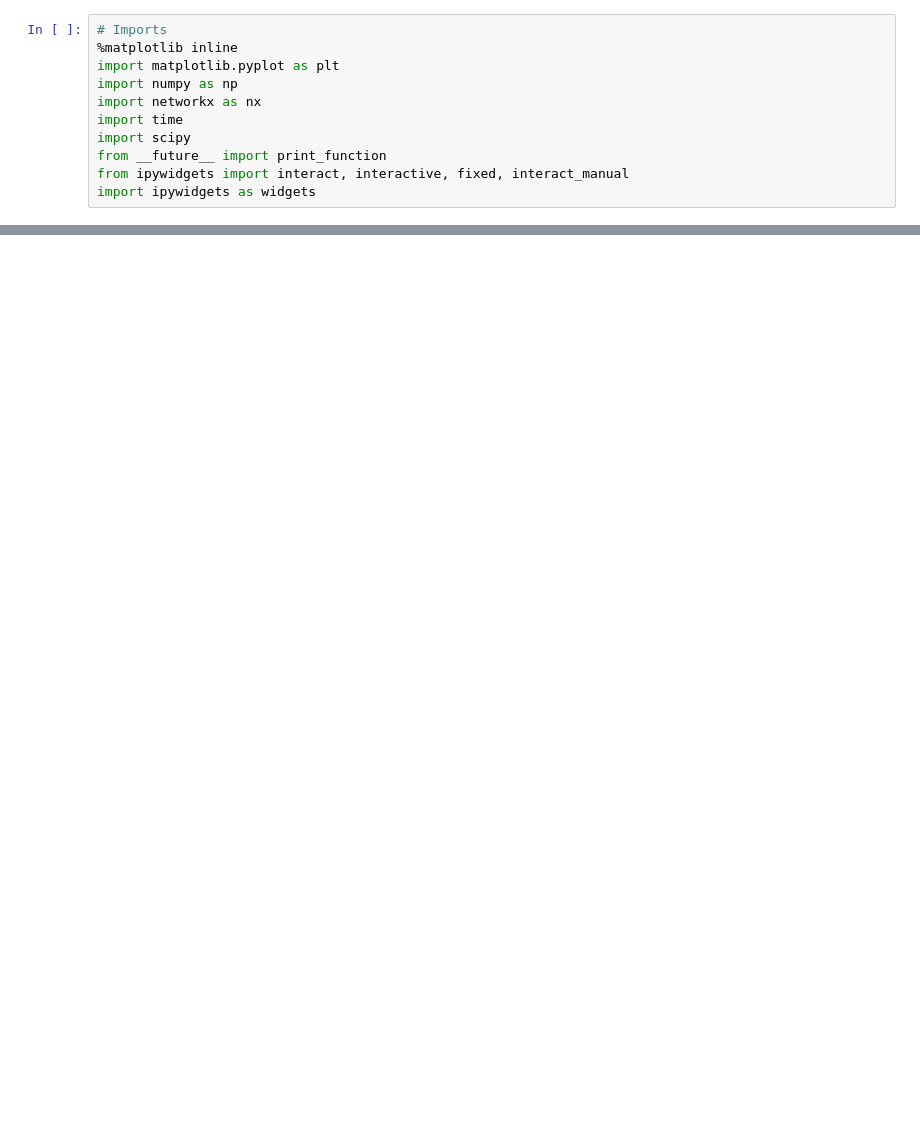
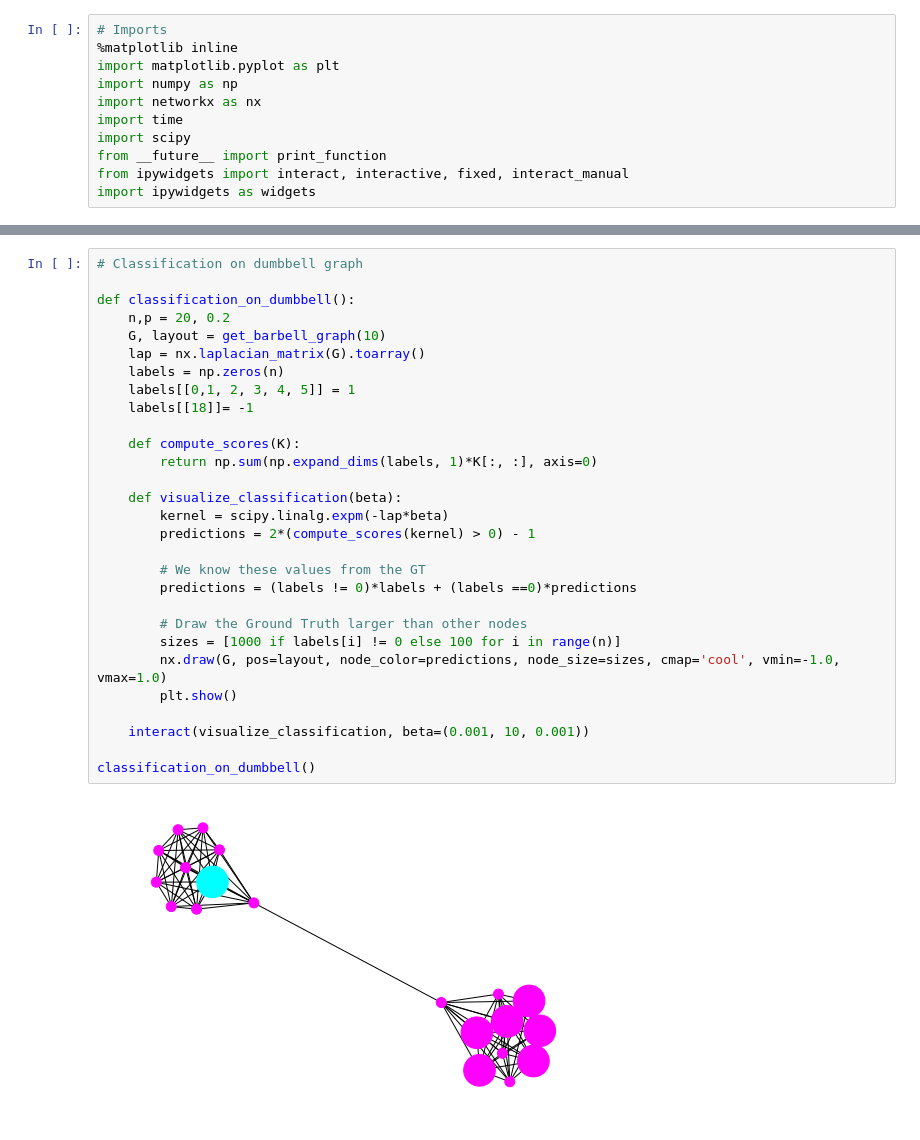
Before and after one commit to seansegal/diffusionongraphs, a Jupyter notebook: Diffusion Kernels.ipynb, the cells around one changed output, grey strips where cells are left out. Drawn from its saved outputs; the diff is of its cells as text; blank space fills up the shorter version.

Commit message:
Connection to RW & basic classification example

```diff
--- a/Diffusion Kernels.ipynb
+++ b/Diffusion Kernels.ipynb
@@ -95,0 +203,31 @@ print(p*100)
+# %%
+# Classification on dumbbell graph
+
+def classification_on_dumbbell():
+    n,p = 20, 0.2
+    G, layout = get_barbell_graph(10)
+    lap = nx.laplacian_matrix(G).toarray()
+    labels = np.zeros(n)
+    labels[[0,1, 2, 3, 4, 5]] = 1
+    labels[[18]]= -1
+
+    def compute_scores(K):
+        return np.sum(np.expand_dims(labels, 1)*K[:, :], axis=0)
+
+    def visualize_classification(beta):
+        kernel = scipy.linalg.expm(-lap*beta)
+        predictions = 2*(compute_scores(kernel) > 0) - 1
+
+        # We know these values from the GT
+        predictions = (labels != 0)*labels + (labels ==0)*predictions
+
+        # Draw the Ground Truth larger than other nodes
+        sizes = [1000 if labels[i] != 0 else 100 for i in range(n)]
+        nx.draw(G, pos=layout, node_color=predictions, node_size=sizes, cmap='cool', vmin=-1.0, vmax=1.0)
+        plt.show()
+
+    interact(visualize_classification, beta=(0.001, 10, 0.001))
+
+classification_on_dumbbell()
+# %% [output]
+[figure, added]
```
Also changed, not shown: parts of 14 cells of this notebook.
